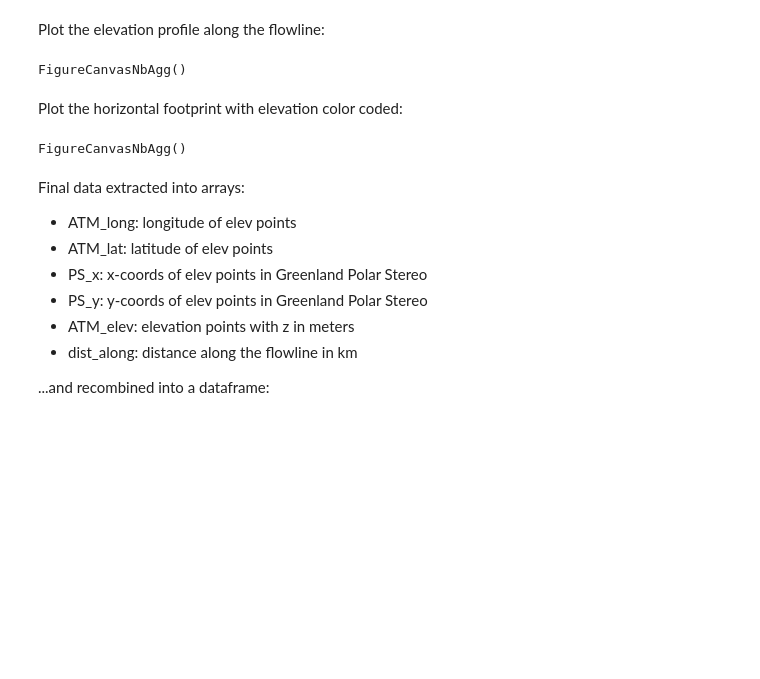
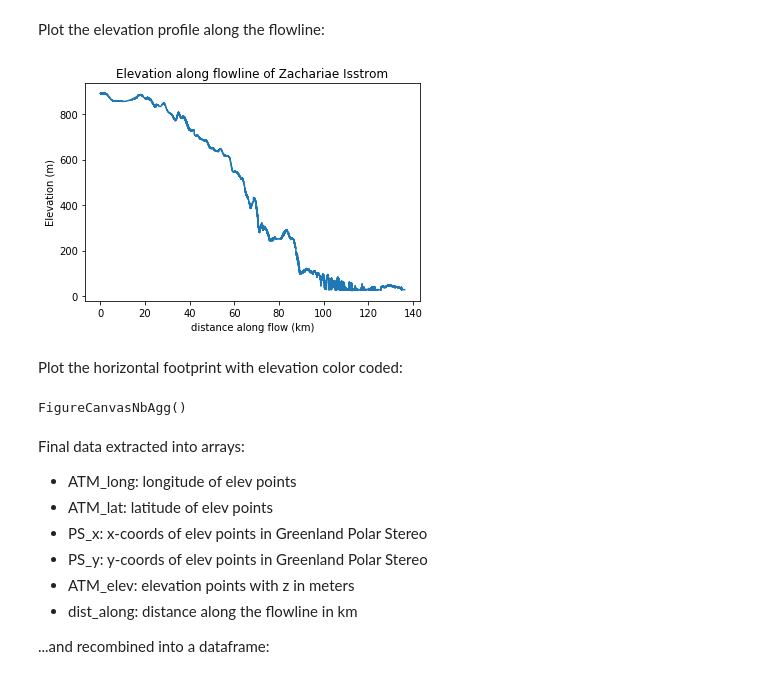
Before and after one commit to ICESAT-2HackWeek/xtrak, a Jupyter notebook: notebooks/ATMprocessing_tcb.ipynb, the cells around one changed output. Saved outputs shown, nothing was run; the diff lists cells and outputs as text; code cells hidden in the pictures; blank space fills up the shorter version.

```diff
--- a/notebooks/ATMprocessing_tcb.ipynb
+++ b/notebooks/ATMprocessing_tcb.ipynb
@@ -19,8 +54,8 @@ Read in ATM elevation CSV files into dataframes and each variable into 1D numpy
 # %%
 #get all the relevant csv files as a list and sort in order of the flight path
-filelist = glob.glob("/home/jovyan/xtrak/data/*2014*.csv")
+filelist = glob.glob("../data/*2018*.csv")
 filelist.sort(reverse=True)
-
+print(filelist)
 #create an empty DataFrame to hold the stitched together ATM data along the profile
 df_total = pd.DataFrame()
 
@@ -89,0 +156,13 @@ Calculate distance along the flowline:
+# %%
+x = np.array([1, 2, 3, 4, 5, 6, 7, 9, 6, 5, 4, 2, 0, 1])
+N_smooth = 35
+# ref_x = np.convolve(x, np.ones((N_smooth,))/N_smooth, mode='same')
+ref_x = np.convolve(PS_x, np.ones((N_smooth,))/N_smooth, mode='same')
+ref_y = np.convolve(PS_y, np.ones((N_smooth,))/N_smooth, mode='same')
+trim_factor = np.floor(N_smooth/2).astype('int')
+
+ref_elev = ATM_elev[trim_factor:-trim_factor]
+ref_x = ref_x[trim_factor:-trim_factor]
+ref_y = ref_y[trim_factor:-trim_factor]
+
+# x = x[trim_factor:-trim_factor]
@@ -90,8 +185,9 @@ Calculate distance along the flowline:
 # %%
 #create an empty array to contain the distance along flow
-dist_along = np.empty(len(ATM_lat), dtype=float)
+# dist_along = np.empty(len(ATM_lat), dtype=float)
 
-PS_diffs = np.sqrt( np.diff(PS_x)**2 + np.diff(PS_y)**2 )
+# PS_diffs = np.sqrt( np.diff(PS_x)**2 + np.diff(PS_y)**2 ) # m
+PS_diffs = np.sqrt( np.diff(ref_x)**2 + np.diff(ref_y)**2 ) # m
 dist_along = np.cumsum(PS_diffs)
 dist_along = np.append(0, dist_along)
 
@@ -118,19 +214,20 @@ dist_along = np.append(0, dist_along)
 #         dist_along[i] = dist_last + dist_along[i-1]
 
 #     #check the array of distance along the track in meters:
-print(dist_last, dist_along[i], ATM_elev[i])
+# print(dist_last, dist_along[i], ATM_elev[i])
 # %% [markdown]
 Plot the elevation profile along the flowline:
 # %%
-%matplotlib widget
+# %matplotlib widget
 
-plt.plot(dist_along, ATM_elev)
+# plt.plot(dist_along/1000, ATM_elev)
+plt.plot(dist_along/1000, ref_elev)
 plt.ylabel('Elevation (m)')
 plt.xlabel('distance along flow (km)')
 plt.title('Elevation along flowline of Zachariae Isstrom')
 plt.show()
 # %% [output]
-FigureCanvasNbAgg()
+[figure, added]
 # %% [markdown]
 Plot the horizontal footprint with elevation color coded:
 # %%
```
Also changed, not shown: parts of 8 cells of this notebook, 1 other file.
